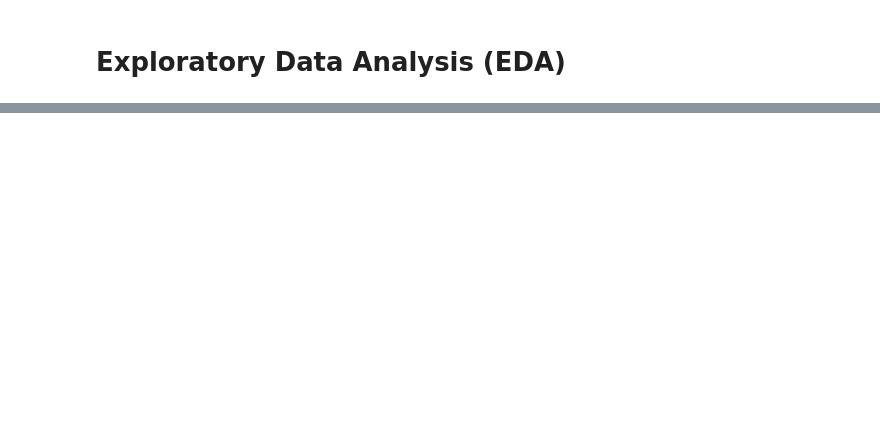
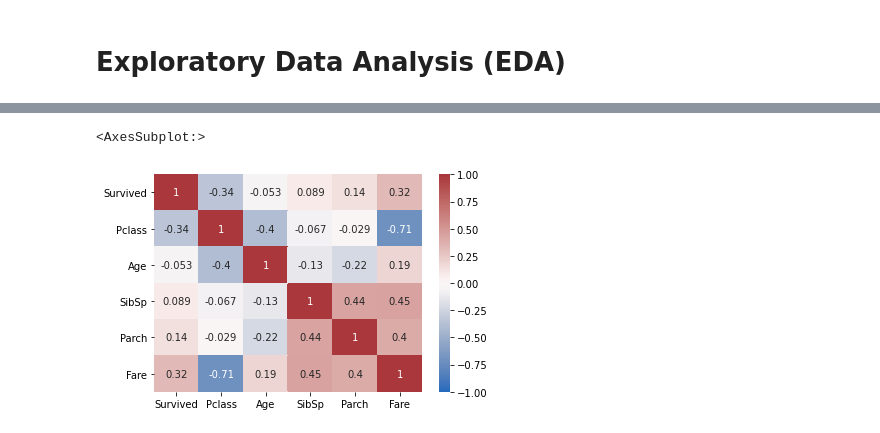
Before and after one commit to szpwski/titanic_kaggle_competition, a Jupyter notebook: Python/svm_titanic.ipynb, the cells around one changed output, grey strips where cells are left out. Saved outputs shown, nothing was run; the diff lists cells and outputs as text; code cells hidden in the pictures; blank space fills up the shorter version.

```diff
--- a/Python/svm_titanic.ipynb
+++ b/Python/svm_titanic.ipynb
@@ -88,0 +97,5 @@ We can see that Cabin has only 295 non-null observations from 1309. It is too ha
+# %%
+sns.heatmap(df1.corr(method='spearman'), annot=True, vmin=-1, vmax=1, cmap="vlag")
+# %% [output]
+<AxesSubplot:>
+[figure, added]
```
Also changed, not shown: parts of 22 cells of this notebook, 2 other files.
